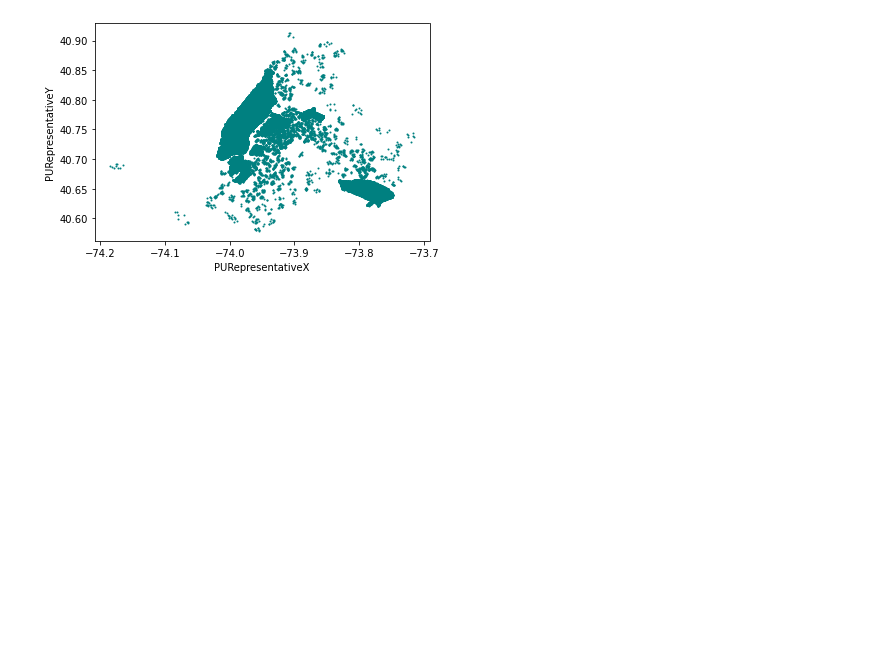
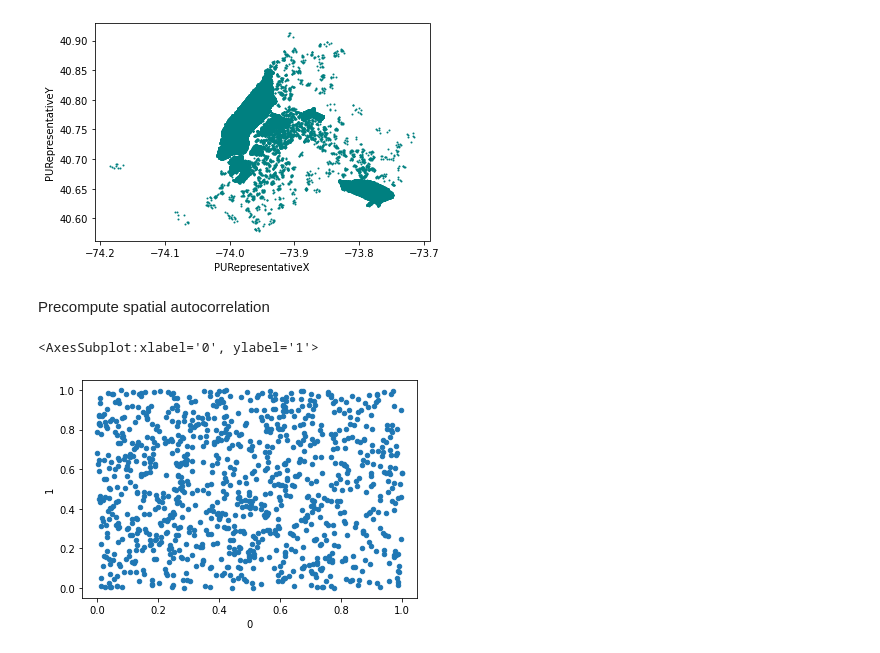
Before and after one commit to vis-au/prosample, a Jupyter notebook: server/pipeline/linearizations/input_files/taxis_tests.ipynb, the cells around one changed output. Saved outputs shown, nothing was run; the diff lists cells and outputs as text; code cells hidden in the pictures; blank space fills up the shorter version.

Commit message:
add autocorrelation computation beginning

```diff
--- a/server/pipeline/linearizations/input_files/taxis_tests.ipynb
+++ b/server/pipeline/linearizations/input_files/taxis_tests.ipynb
@@ -284,3 +284,19 @@ inlier
 <AxesSubplot:xlabel='PURepresentativeX', ylabel='PURepresentativeY'>
 [figure]
 [figure]
+# %% [markdown]
+Precompute spatial autocorrelation
+# %%
+# install gdal and fiona dependencies on windows via https://stackoverflow.com/a/55248113
+import pandas as pd
+import numpy as np
+
+# use the autocorrelation computation from here:
+# https://geographicdata.science/book/notebooks/06_spatial_autocorrelation.html
+
+X = np.random.rand(1000, 2)
+
+pd.DataFrame(X).plot.scatter(x=0, y=1)
+# %% [output]
+<AxesSubplot:xlabel='0', ylabel='1'>
+[figure, added]
```
